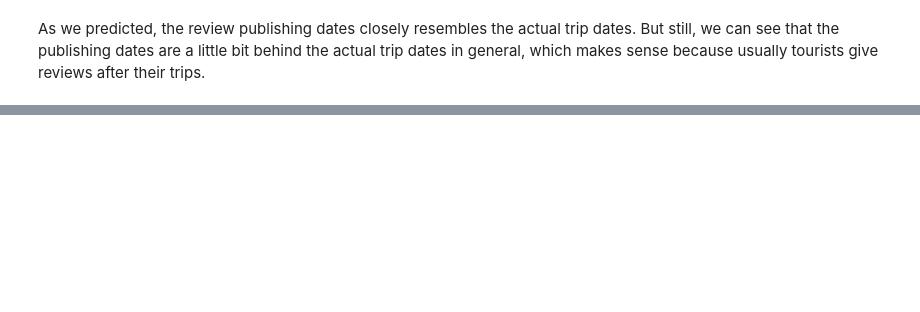
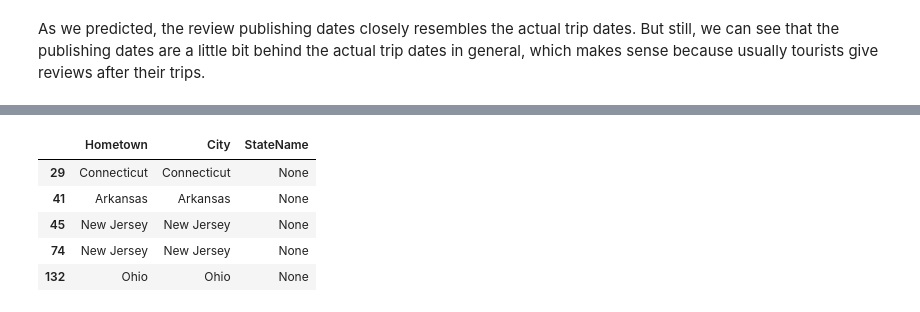
Before and after one commit to tonyychen/Projects, a Jupyter notebook: TripAdvisor/Notebooks/1. Arcadia Reviews Exploratory Analysis.ipynb, the cells around one changed output, grey strips where cells are left out. Saved outputs shown, nothing was run; the diff lists cells and outputs as text; code cells hidden in the pictures; blank space fills up the shorter version.

```diff
--- a/TripAdvisor/Notebooks/1. Arcadia Reviews Exploratory Analysis.ipynb
+++ b/TripAdvisor/Notebooks/1. Arcadia Reviews Exploratory Analysis.ipynb
@@ -160,0 +177,16 @@ As we predicted, the review publishing dates closely resembles the actual trip d
+# %%
+cities_coor = reviews.loc[:, ['Hometown']]
+cities_coor.dropna(inplace = True)
+cities_coor['City'] = cities_coor['Hometown'].map(lambda x: x.split(',')[0])
+cities_coor['StateName'] = cities_coor['Hometown'].map(lambda x: x.split(',')[1].strip() if len(x.split(',')) > 1 else None)
+# %%
+#We have some incomplete entries here, but what we would do is that we would later let the inner join filter out these
+#incomplete entries as well as entries of countries other than the US
+cities_coor[cities_coor['StateName'].isna()].head()
+# %% [output]
+|  | Hometown | City | StateName |
+| 29 | Connecticut | Connecticut | None |
+| 41 | Arkansas | Arkansas | None |
+| 45 | New Jersey | New Jersey | None |
+| 74 | New Jersey | New Jersey | None |
+| 132 | Ohio | Ohio | None |
```
Also changed, not shown: parts of 10 cells of this notebook.
